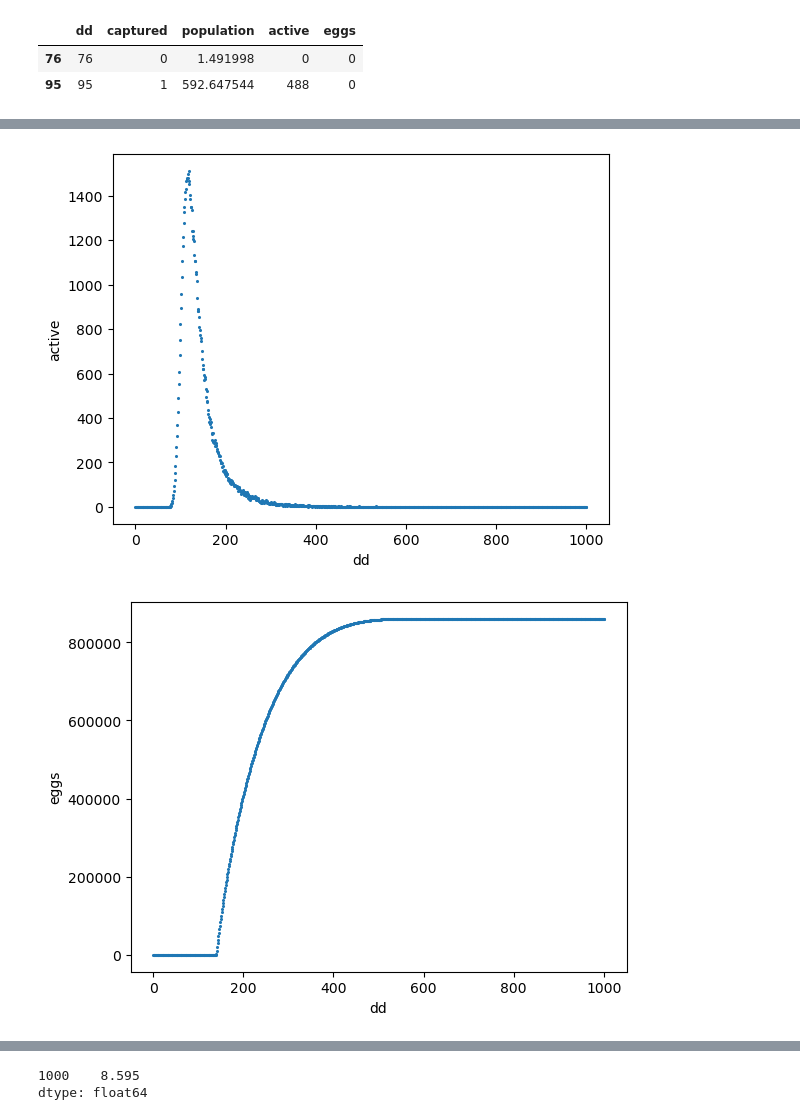
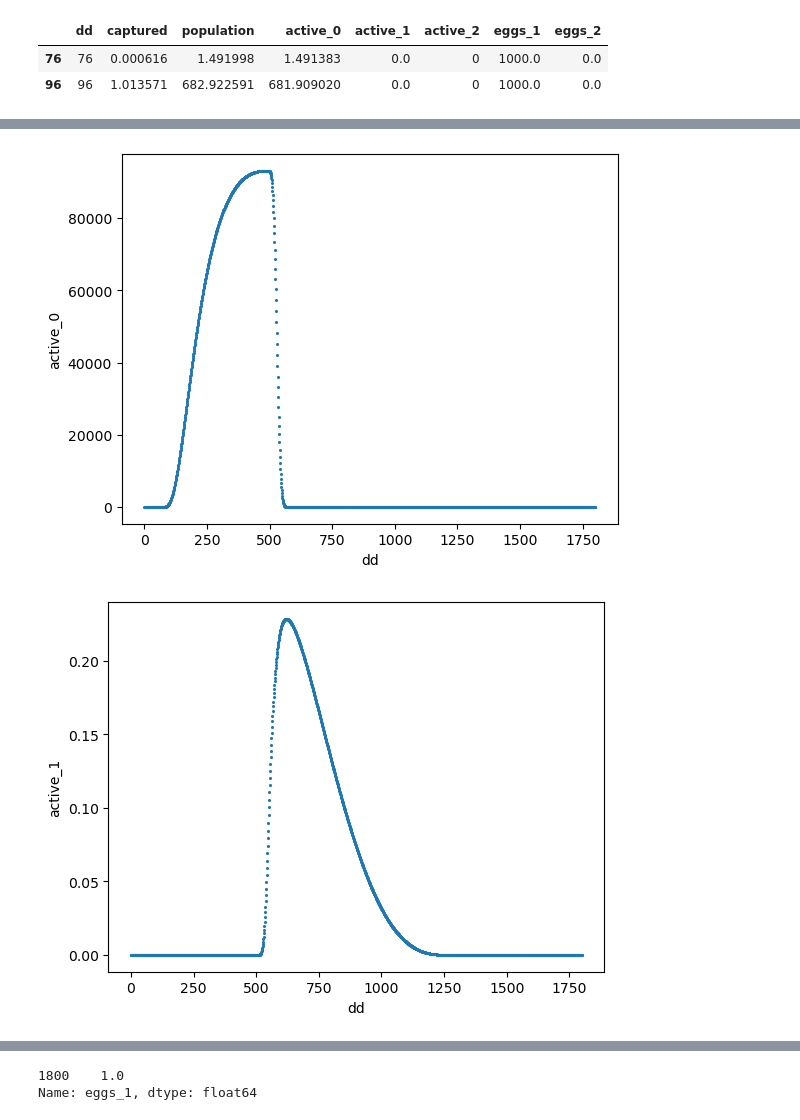
Before and after one commit to PacificBird/InsectPhenologyCaptureSim, a Jupyter notebook: analysis.ipynb, the cells around one changed output, grey strips where cells are left out. Saved outputs shown, nothing was run; the diff lists cells and outputs as text; code cells hidden in the pictures.

```diff
--- a/analysis.ipynb
+++ b/analysis.ipynb
@@ -5,8 +5,11 @@ df.plot.scatter(0, 1, 1.5)
 df.plot.scatter(0, 2, 1.5)
 df.plot.scatter(0, 3, 1.5)
 df.plot.scatter(0, 4, 1.5)
+df.plot.scatter(0, 5, 1.5)
+df.plot.scatter(0, 6, 1.5)
+df.plot.scatter(0, 7, 1.5)
 pd.concat([df[df.population >= 1].head(1), df[df.captured >= 1].head(1)])
 # %% [output]
-|  | dd | captured | population | active | eggs |
-| 76 | 76 | 0 | 1.491998 | 0 | 0 |
-| 95 | 95 | 1 | 592.647544 | 488 | 0 |
+|  | dd | captured | population | active_0 | active_1 | active_2 | eggs_1 | eggs_2 |
+| 76 | 76 | 0.000616 | 1.491998 | 1.491383 | 0.0 | 0 | 1000.0 | 0.0 |
+| 96 | 96 | 1.013571 | 682.922591 | 681.909020 | 0.0 | 0 | 1000.0 | 0.0 |
@@ -15,2 +18,2 @@ pd.concat([df[df.population >= 1].head(1), df[df.captured >= 1].head(1)])
-[figure, old version]
+[figure, new version]
-[figure, old version]
+[figure, new version]
@@ -17,6 +23,6 @@ pd.concat([df[df.population >= 1].head(1), df[df.captured >= 1].head(1)])
 # %%
-df.tail(1).eggs / df.tail(1).population
+(1 - (df.tail(1).eggs_1 / df.eggs_1.max()))
 # %% [output]
-1000    8.595
-dtype: float64
+1800    1.0
+Name: eggs_1, dtype: float64
 # %%
```
Also changed, not shown: parts of 4 cells of this notebook, 2 other files.
